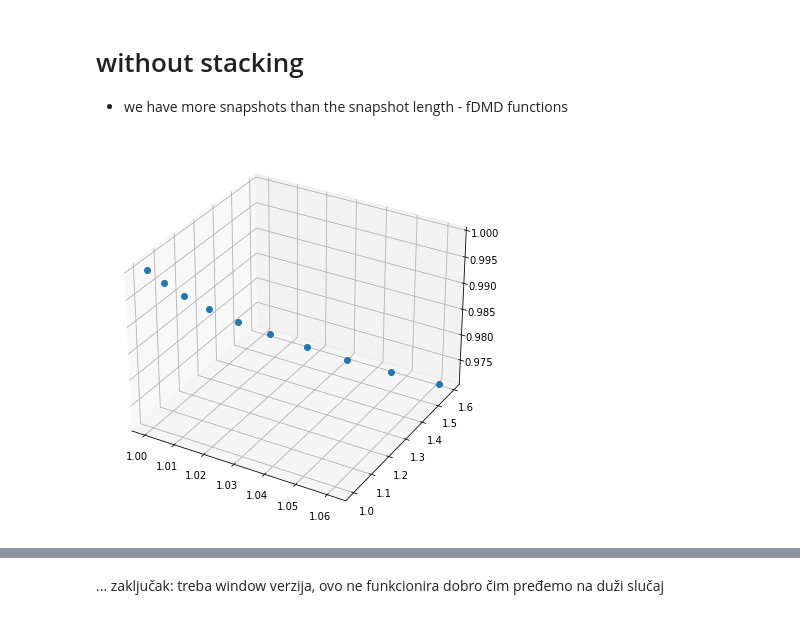
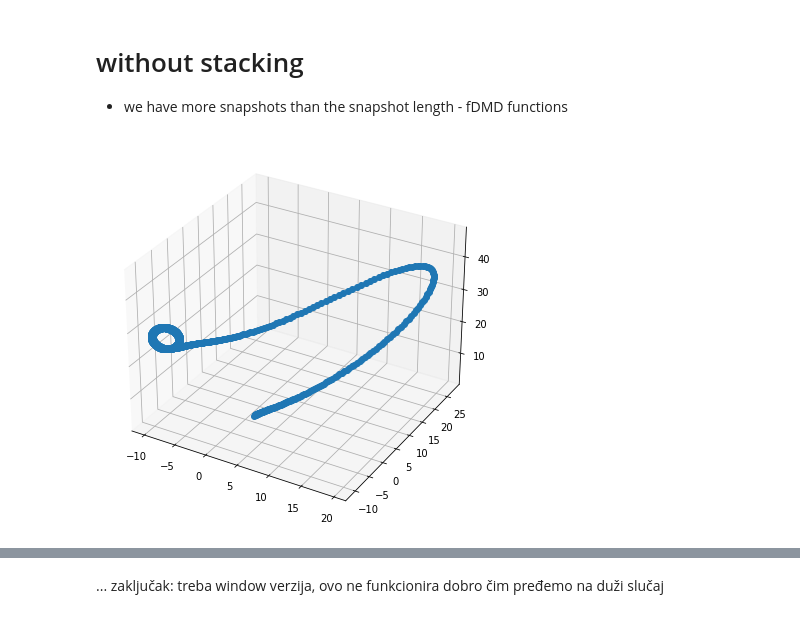
Before and after one commit to ela-d/DMD, a Jupyter notebook: Lorenz_63-example.ipynb, the cells around one changed output, grey strips where cells are left out. Drawn from its saved outputs; the diff is of its cells as text; code cells hidden in the pictures.

```diff
--- a/Lorenz_63-example.ipynb
+++ b/Lorenz_63-example.ipynb
@@ -109,14 +109,15 @@ plt.show()
 # without stacking
 - we have more snapshots than the snapshot length - fDMD functions
 # %%
+%matplotlib inline
 data = np.vstack((x, y, z))
 
 
 fig = plt.figure(figsize=(10, 7))
 ax = fig.add_subplot(111, projection='3d')
-ax.plot(data[0,:10], data[1,:10], data[2,:10], 'o')
+ax.plot(data[0,:1000], data[1,:1000], data[2,:1000], 'o')
 plt.show()
 
 (n,m) = data.shape
 # %% [output]
-[figure, old version]
+[figure, new version]
```
Also changed, not shown: parts of 42 cells of this notebook, 11 other files.
